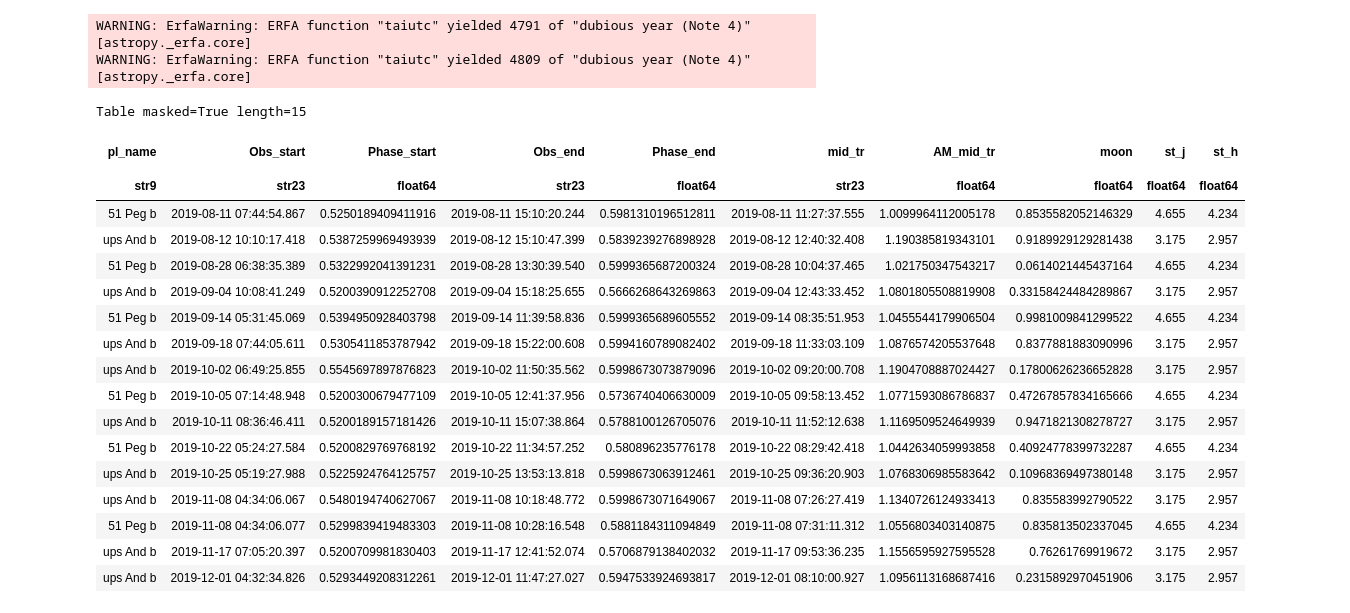
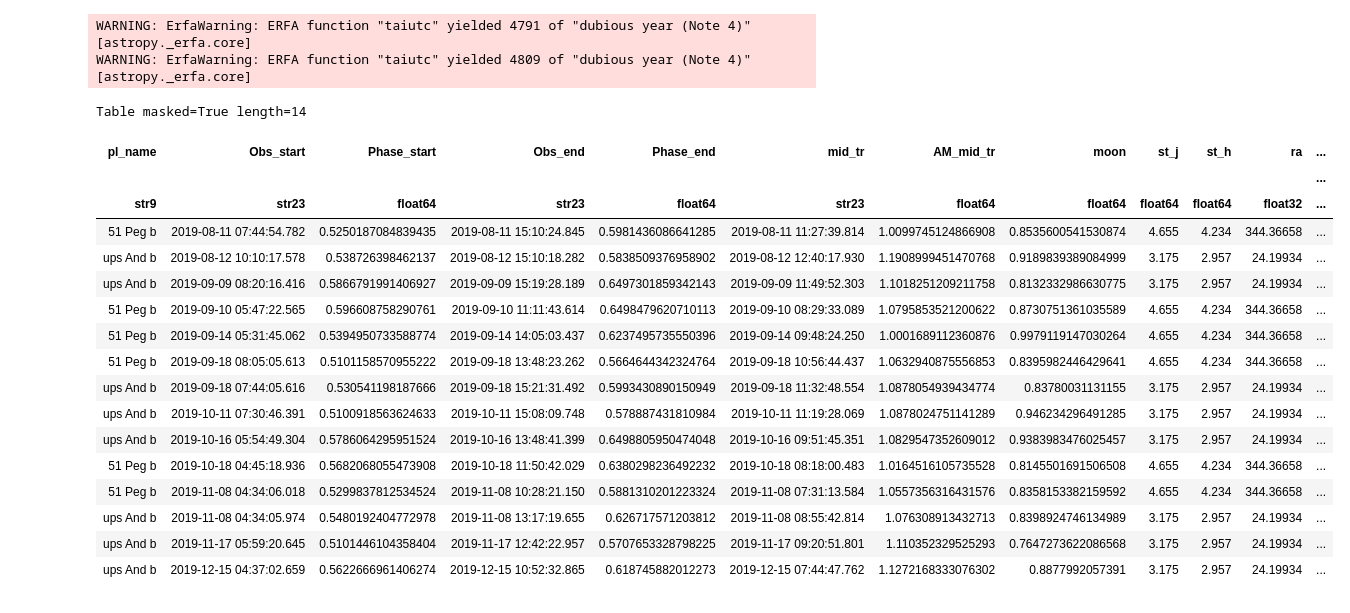
Before and after one commit to AntoineDarveau/transit_prediction, a Jupyter notebook: Predict_phase_curve.ipynb, the cells around one changed output. Drawn from its saved outputs; the diff is of its cells as text; code cells hidden in the pictures.

```diff
--- a/Predict_phase_curve.ipynb
+++ b/Predict_phase_curve.ipynb
@@ -79,13 +79,13 @@ constraints = [AtNightConstraint.twilight_nautical(),
                TimeConstraint(t1,t2)
               ]
 constraints_list = List_of_constraints(constraints)
-supp_cols = ['st_j','st_h']
+supp_cols = ['st_j','st_h','ra','dec','pl_eqt','st_teff']
 n_eclipses = 5000
 # %% [markdown]
 ## Special inputs for phase
 # %%
-# phase_range = [0.40, 0.48]  # One range at the time
-phase_range = [0.52, 0.60]
+# phase_range = [0.35, 0.49]  # One range at the time
+phase_range = [0.51, 0.65]
 obs_time = 5 * u.h
 dt_grid = 0.5*u.h
 # %%
@@ -253,25 +255,24 @@ else:
 # %% [output]
 WARNING: ErfaWarning: ERFA function "taiutc" yielded 4791 of "dubious year (Note 4)" [astropy._erfa.core]
 WARNING: ErfaWarning: ERFA function "taiutc" yielded 4809 of "dubious year (Note 4)" [astropy._erfa.core]
-# %%
-full_table
-# %% [output]
-Table masked=True length=15
-| pl_name | Obs_start | Phase_start | Obs_end | Phase_end | mid_tr | AM_mid_tr | moon | st_j | st_h |
-|  |  |  |  |  |  |  |  |  |  |
-| str9 | str23 | float64 | str23 | float64 | str23 | float64 | float64 | float64 | float64 |
-| 51 Peg b | 2019-08-11 07:44:54.867 | 0.5250189409411916 | 2019-08-11 15:10:20.244 | 0.5981310196512811 | 2019-08-11 11:27:37.555 | 1.0099964112005178 | 0.8535582052146329 | 4.655 | 4.234 |
-| ups And b | 2019-08-12 10:10:17.418 | 0.5387259969493939 | 2019-08-12 15:10:47.399 | 0.5839239276898928 | 2019-08-12 12:40:32.408 | 1.190385819343101 | 0.9189929129281438 | 3.175 | 2.957 |
-| 51 Peg b | 2019-08-28 06:38:35.389 | 0.5322992041391231 | 2019-08-28 13:30:39.540 | 0.5999365687200324 | 2019-08-28 10:04:37.465 | 1.021750347543217 | 0.0614021445437164 | 4.655 | 4.234 |
-| ups And b | 2019-09-04 10:08:41.249 | 0.5200390912252708 | 2019-09-04 15:18:25.655 | 0.5666268643269863 | 2019-09-04 12:43:33.452 | 1.0801805508819908 | 0.33158424484289867 | 3.175 | 2.957 |
-| 51 Peg b | 2019-09-14 05:31:45.069 | 0.5394950928403798 | 2019-09-14 11:39:58.836 | 0.5999365689605552 | 2019-09-14 08:35:51.953 | 1.0455544179906504 | 0.9981009841299522 | 4.655 | 4.234 |
-| ups And b | 2019-09-18 07:44:05.611 | 0.5305411853787942 | 2019-09-18 15:22:00.608 | 0.5994160789082402 | 2019-09-18 11:33:03.109 | 1.0876574205537648 | 0.8377881883090996 | 3.175 | 2.957 |
-| ups And b | 2019-10-02 06:49:25.855 | 0.5545697897876823 | 2019-10-02 11:50:35.562 | 0.5998673073879096 | 2019-10-02 09:20:00.708 | 1.1904708887024427 | 0.17800626236652828 | 3.175 | 2.957 |
-| 51 Peg b | 2019-10-05 07:14:48.948 | 0.5200300679477109 | 2019-10-05 12:41:37.956 | 0.5736740406630009 | 2019-10-05 09:58:13.452 | 1.0771593086786837 | 0.47267857834165666 | 4.655 | 4.234 |
-| ups And b | 2019-10-11 08:36:46.411 | 0.5200189157181426 | 2019-10-11 15:07:38.864 | 0.5788100126705076 | 2019-10-11 11:52:12.638 | 1.1169509524649939 | 0.9471821308278727 | 3.175 | 2.957 |
-| 51 Peg b | 2019-10-22 05:24:27.584 | 0.5200829769768192 | 2019-10-22 11:34:57.252 | 0.580896235776178 | 2019-10-22 08:29:42.418 | 1.0442634059993858 | 0.40924778399732287 | 4.655 | 4.234 |
-| ups And b | 2019-10-25 05:19:27.988 | 0.5225924764125757 | 2019-10-25 13:53:13.818 | 0.5998673063912461 | 2019-10-25 09:36:20.903 | 1.0768306985583642 | 0.10968369497380148 | 3.175 | 2.957 |
-| ups And b | 2019-11-08 04:34:06.067 | 0.5480194740627067 | 2019-11-08 10:18:48.772 | 0.5998673071649067 | 2019-11-08 07:26:27.419 | 1.1340726124933413 | 0.835583992790522 | 3.175 | 2.957 |
-| 51 Peg b | 2019-11-08 04:34:06.077 | 0.5299839419483303 | 2019-11-08 10:28:16.548 | 0.5881184311094849 | 2019-11-08 07:31:11.312 | 1.0556803403140875 | 0.835813502337045 | 4.655 | 4.234 |
-| ups And b | 2019-11-17 07:05:20.397 | 0.5200709981830403 | 2019-11-17 12:41:52.074 | 0.5706879138402032 | 2019-11-17 09:53:36.235 | 1.1556595927595528 | 0.76261769919672 | 3.175 | 2.957 |
-| ups And b | 2019-12-01 04:32:34.826 | 0.5293449208312261 | 2019-12-01 11:47:27.027 | 0.5947533924693817 | 2019-12-01 08:10:00.927 | 1.0956113168687416 | 0.2315892970451906 | 3.175 | 2.957 |
+# %%
+full_table[full_table['moon']>0.5]
+# %% [output]
+Table masked=True length=14
+| pl_name | Obs_start | Phase_start | Obs_end | Phase_end | mid_tr | AM_mid_tr | moon | st_j | st_h | ra | ... |
+|  |  |  |  |  |  |  |  |  |  |  | ... |
+| str9 | str23 | float64 | str23 | float64 | str23 | float64 | float64 | float64 | float64 | float32 | ... |
+| 51 Peg b | 2019-08-11 07:44:54.782 | 0.5250187084839435 | 2019-08-11 15:10:24.845 | 0.5981436086641285 | 2019-08-11 11:27:39.814 | 1.0099745124866908 | 0.8535600541530874 | 4.655 | 4.234 | 344.36658 | ... |
+| ups And b | 2019-08-12 10:10:17.578 | 0.538726398462137 | 2019-08-12 15:10:18.282 | 0.5838509376958902 | 2019-08-12 12:40:17.930 | 1.1908999451470768 | 0.9189839389084999 | 3.175 | 2.957 | 24.19934 | ... |
+| ups And b | 2019-09-09 08:20:16.416 | 0.5866791991406927 | 2019-09-09 15:19:28.189 | 0.6497301859342143 | 2019-09-09 11:49:52.303 | 1.1018251209211758 | 0.8132332986630775 | 3.175 | 2.957 | 24.19934 | ... |
+| 51 Peg b | 2019-09-10 05:47:22.565 | 0.596608758290761 | 2019-09-10 11:11:43.614 | 0.6498479620710113 | 2019-09-10 08:29:33.089 | 1.0795853521200622 | 0.8730751361035589 | 4.655 | 4.234 | 344.36658 | ... |
+| 51 Peg b | 2019-09-14 05:31:45.062 | 0.5394950733588774 | 2019-09-14 14:05:03.437 | 0.6237495735550396 | 2019-09-14 09:48:24.250 | 1.0001689112360876 | 0.9979119147030264 | 4.655 | 4.234 | 344.36658 | ... |
+| 51 Peg b | 2019-09-18 08:05:05.613 | 0.5101158570955222 | 2019-09-18 13:48:23.262 | 0.5664644342324764 | 2019-09-18 10:56:44.437 | 1.0632940875556853 | 0.8395982446429641 | 4.655 | 4.234 | 344.36658 | ... |
+| ups And b | 2019-09-18 07:44:05.616 | 0.530541198187666 | 2019-09-18 15:21:31.492 | 0.5993430890150949 | 2019-09-18 11:32:48.554 | 1.0878054939434774 | 0.83780031131155 | 3.175 | 2.957 | 24.19934 | ... |
+| ups And b | 2019-10-11 07:30:46.391 | 0.5100918563624633 | 2019-10-11 15:08:09.748 | 0.578887431810984 | 2019-10-11 11:19:28.069 | 1.0878024751141289 | 0.946234296491285 | 3.175 | 2.957 | 24.19934 | ... |
+| ups And b | 2019-10-16 05:54:49.304 | 0.5786064295951524 | 2019-10-16 13:48:41.399 | 0.6498805950474048 | 2019-10-16 09:51:45.351 | 1.0829547352609012 | 0.9383983476025457 | 3.175 | 2.957 | 24.19934 | ... |
+| 51 Peg b | 2019-10-18 04:45:18.936 | 0.5682068055473908 | 2019-10-18 11:50:42.029 | 0.6380298236492232 | 2019-10-18 08:18:00.483 | 1.0164516105735528 | 0.8145501691506508 | 4.655 | 4.234 | 344.36658 | ... |
+| 51 Peg b | 2019-11-08 04:34:06.018 | 0.5299837812534524 | 2019-11-08 10:28:21.150 | 0.5881310201223324 | 2019-11-08 07:31:13.584 | 1.0557356316431576 | 0.8358153382159592 | 4.655 | 4.234 | 344.36658 | ... |
+| ups And b | 2019-11-08 04:34:05.974 | 0.5480192404772978 | 2019-11-08 13:17:19.655 | 0.626717571203812 | 2019-11-08 08:55:42.814 | 1.076308913432713 | 0.8398924746134989 | 3.175 | 2.957 | 24.19934 | ... |
+| ups And b | 2019-11-17 05:59:20.645 | 0.5101446104358404 | 2019-11-17 12:42:22.957 | 0.5707653328798225 | 2019-11-17 09:20:51.801 | 1.110352329525293 | 0.7647273622086568 | 3.175 | 2.957 | 24.19934 | ... |
+| ups And b | 2019-12-15 04:37:02.659 | 0.5622666961406274 | 2019-12-15 10:52:32.865 | 0.618745882012273 | 2019-12-15 07:44:47.762 | 1.1272168333076302 | 0.8877992057391 | 3.175 | 2.957 | 24.19934 | ... |
```
Also changed, not shown: parts of 8 cells of this notebook, 2 other files.
